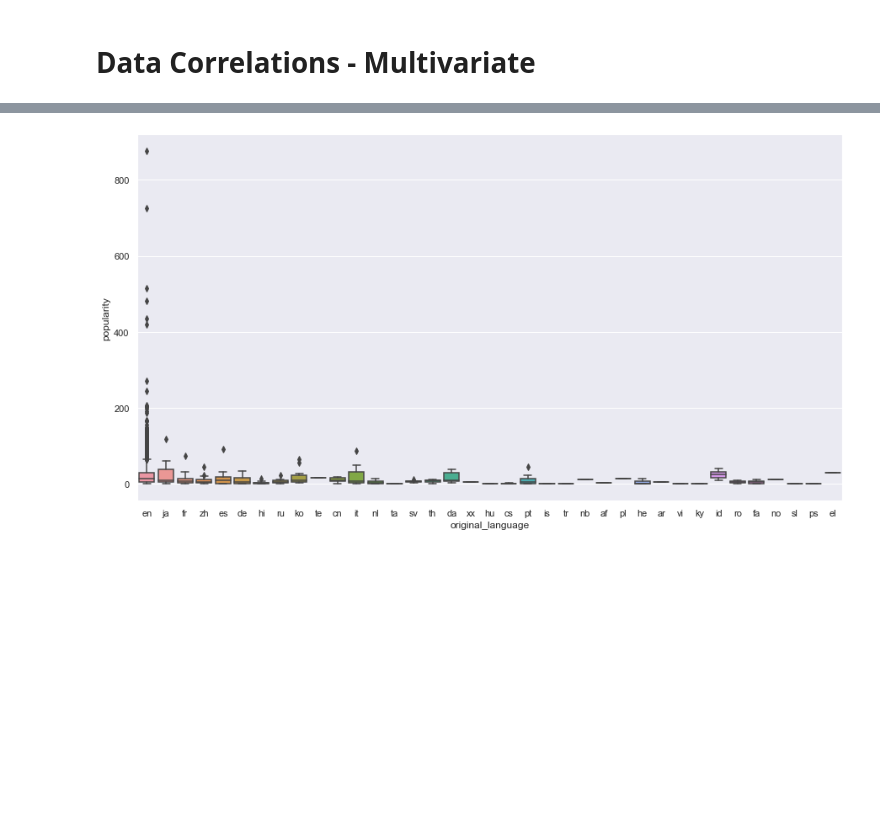
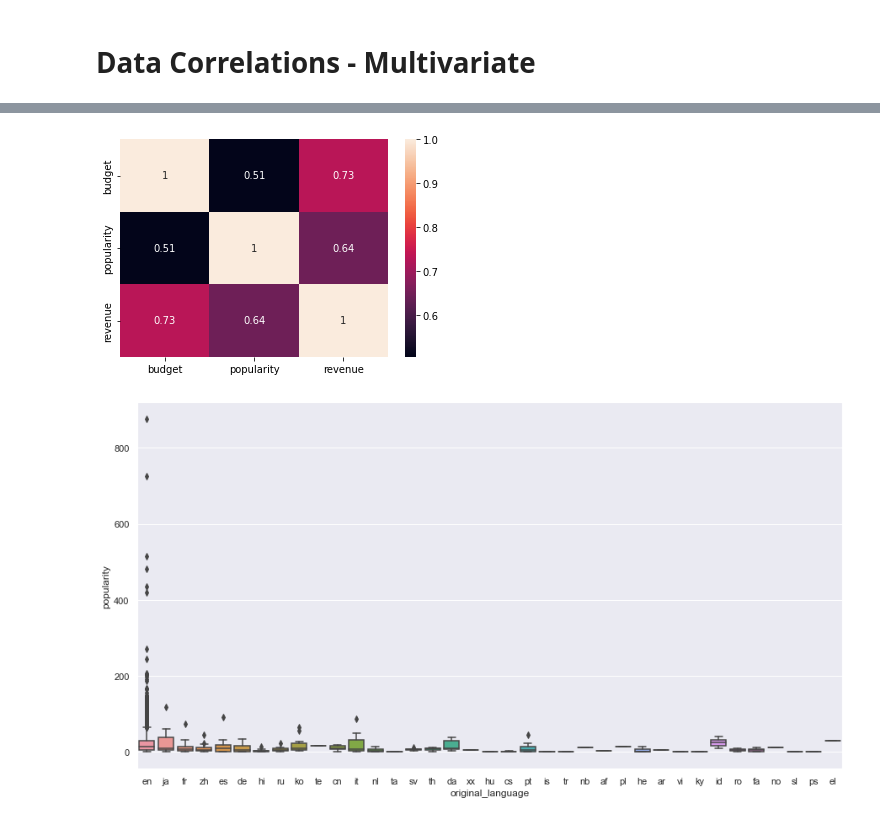
Before and after one commit to charles-reinertson/movie_analysis, a Jupyter notebook: EDA.ipynb, the cells around one changed output, grey strips where cells are left out. Saved outputs shown, nothing was run; the diff lists cells and outputs as text; code cells hidden in the pictures; blank space fills up the shorter version.

Commit message:
added pearson correlation matrix

```diff
--- a/EDA.ipynb
+++ b/EDA.ipynb
@@ -224,3 +224,12 @@ plt.show()
+# %%
+# pearson correlation matrix
+correlation_mat = df[["budget", "popularity", "revenue"]].corr()
+
+sns.heatmap(correlation_mat, annot = True)
+
+plt.show()
+# %% [output]
+[figure, added]
 # %%
 sns.set(rc = {'figure.figsize':(15,8)})
 # get box and wisker plot of two variables (can do one variable)
```
Also changed, not shown: parts of 2 cells of this notebook.
